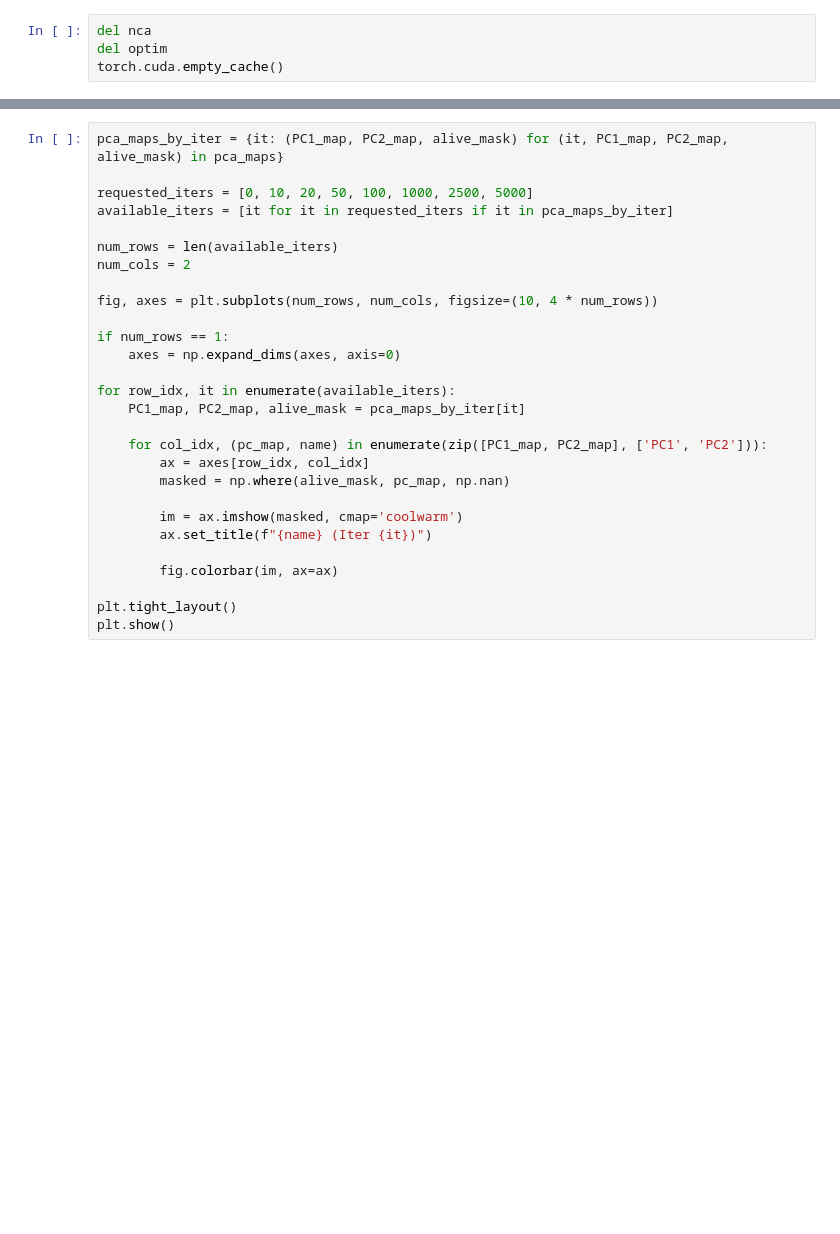
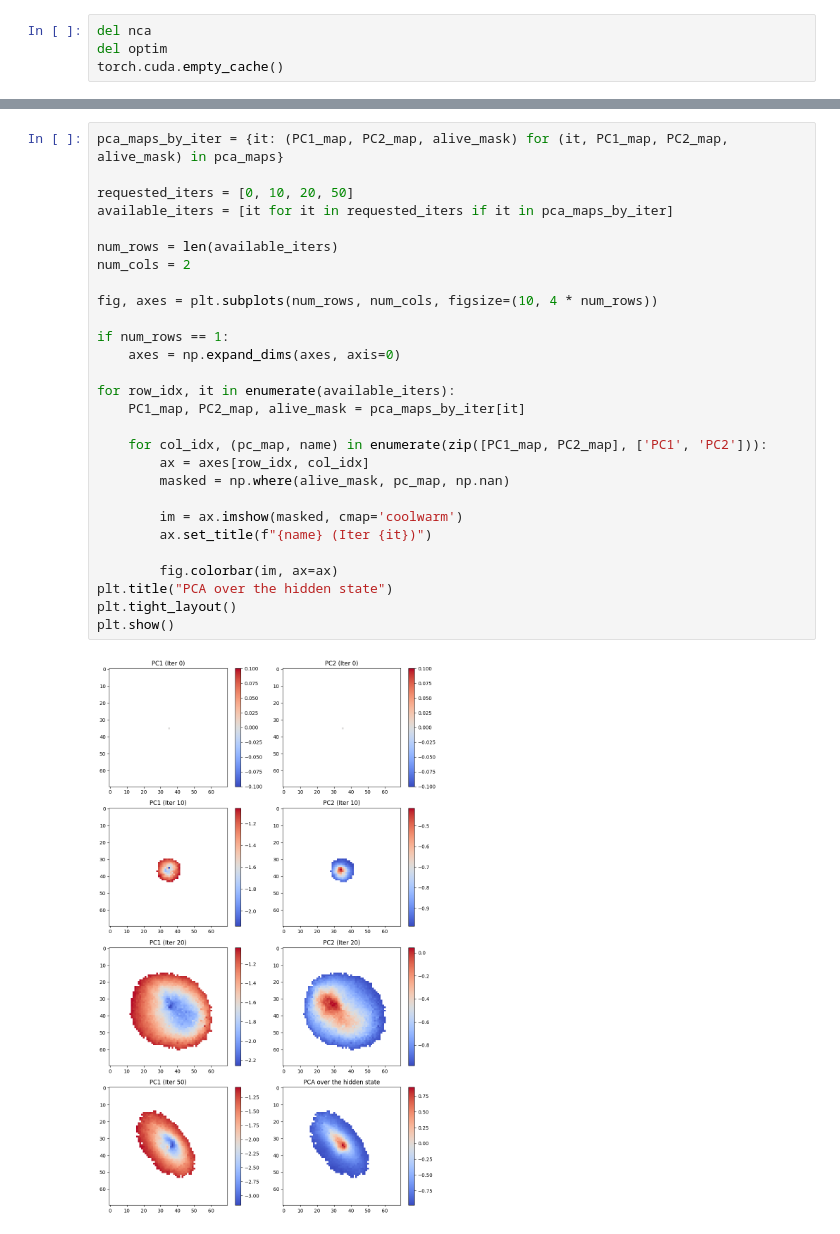
Before and after one commit to lshofsl/Thesis, a Jupyter notebook: NCA_mod.ipynb, the cells around one changed output, grey strips where cells are left out. Drawn from its saved outputs; the diff is of its cells as text; blank space fills up the shorter version.

```diff
--- a/NCA_mod.ipynb
+++ b/NCA_mod.ipynb
@@ -327,28 +369,30 @@ plt.show()
 # %%
 pca_maps_by_iter = {it: (PC1_map, PC2_map, alive_mask) for (it, PC1_map, PC2_map, alive_mask) in pca_maps}
 
-requested_iters = [0, 10, 20, 50, 100, 1000, 2500, 5000]
+requested_iters = [0, 10, 20, 50]
 available_iters = [it for it in requested_iters if it in pca_maps_by_iter]
 
 num_rows = len(available_iters)
 num_cols = 2
 
 fig, axes = plt.subplots(num_rows, num_cols, figsize=(10, 4 * num_rows))
 
 if num_rows == 1:
     axes = np.expand_dims(axes, axis=0)
 
 for row_idx, it in enumerate(available_iters):
     PC1_map, PC2_map, alive_mask = pca_maps_by_iter[it]
 
     for col_idx, (pc_map, name) in enumerate(zip([PC1_map, PC2_map], ['PC1', 'PC2'])):
         ax = axes[row_idx, col_idx]
         masked = np.where(alive_mask, pc_map, np.nan)
 
         im = ax.imshow(masked, cmap='coolwarm')
         ax.set_title(f"{name} (Iter {it})")
 
         fig.colorbar(im, ax=ax)
-
+plt.title("PCA over the hidden state")
 plt.tight_layout()
 plt.show()
+# %% [output]
+[figure, added]
```
Also changed, not shown: parts of 13 cells of this notebook.
